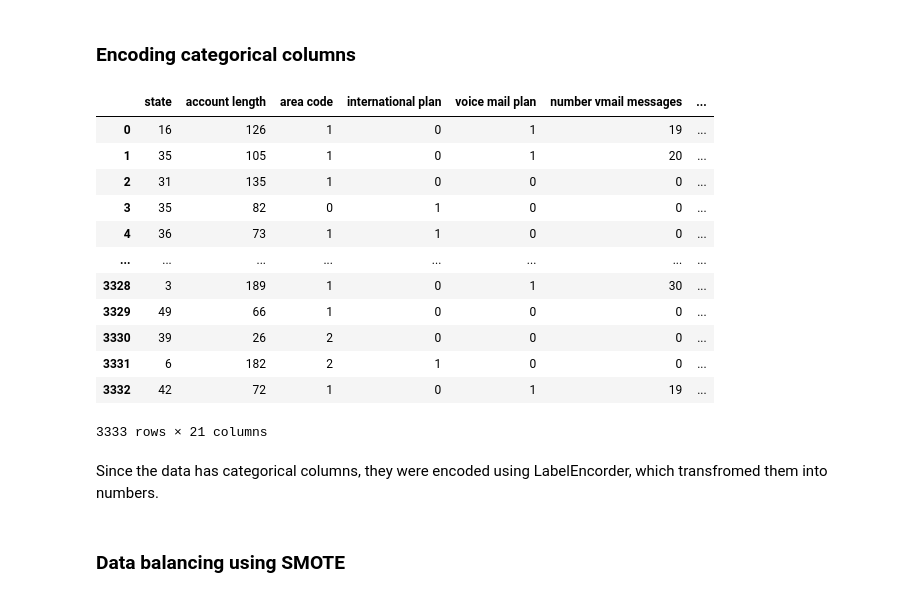
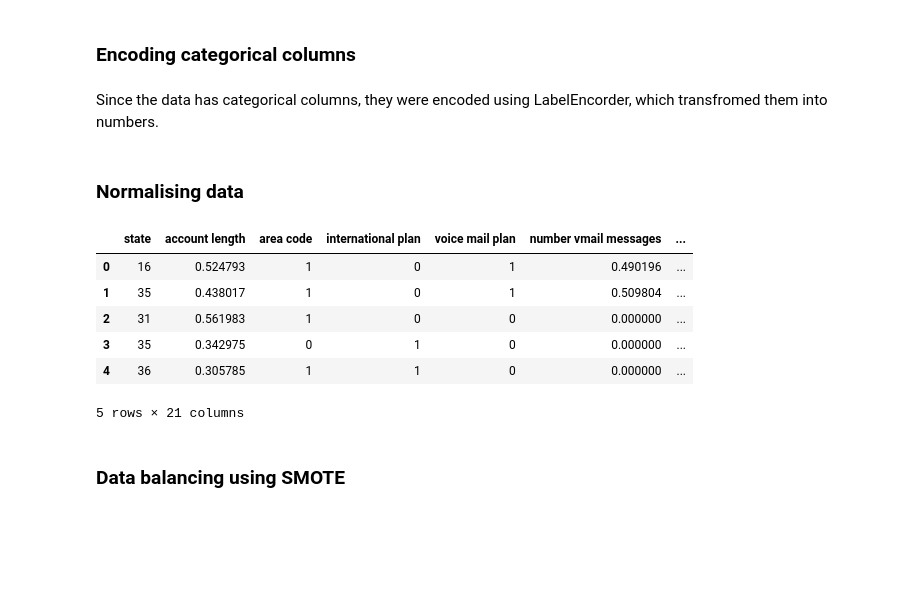
Before and after one commit to madivolil5/CHURN-COMMUNICATION, a Jupyter notebook: churn prediction.ipynb, the cells around one changed output. Cells and saved outputs as stored; diff of their text form; code cells hidden in the pictures; blank space fills up the shorter version.

```diff
--- a/churn prediction.ipynb
+++ b/churn prediction.ipynb
@@ -207,26 +210,50 @@ From the correlation matrix, it can be seen that there is weak positive correlat
 ## 5. DATA PREPROCESSING
 # %% [markdown]
 ### Encoding categorical columns
-# %%
-#encoding categorical columns
-data_enc = data.apply(LabelEncoder().fit_transform)
-data_enc
-# %% [output]
-|  | state | account length | area code | international plan | voice mail plan | number vmail messages | ... |
-| 0 | 16 | 126 | 1 | 0 | 1 | 19 | ... |
-| 1 | 35 | 105 | 1 | 0 | 1 | 20 | ... |
-| 2 | 31 | 135 | 1 | 0 | 0 | 0 | ... |
-| 3 | 35 | 82 | 0 | 1 | 0 | 0 | ... |
-| 4 | 36 | 73 | 1 | 1 | 0 | 0 | ... |
-| ... | ... | ... | ... | ... | ... | ... | ... |
-| 3328 | 3 | 189 | 1 | 0 | 1 | 30 | ... |
-| 3329 | 49 | 66 | 1 | 0 | 0 | 0 | ... |
-| 3330 | 39 | 26 | 2 | 0 | 0 | 0 | ... |
-| 3331 | 6 | 182 | 2 | 1 | 0 | 0 | ... |
-| 3332 | 42 | 72 | 1 | 0 | 1 | 19 | ... |
-3333 rows × 21 columns
+# %%
+# creating instance of labelencoder
+labelencoder = LabelEncoder()
+# Encoding categorical columns
+
+data['state'] = labelencoder.fit_transform(data['state'])
+data['area code'] = labelencoder.fit_transform(data['area code'])
+data['international plan'] = labelencoder.fit_transform(data['international plan'])
+data['voice mail plan'] = labelencoder.fit_transform(data['voice mail plan'])
+data['churn'] = labelencoder.fit_transform(data['churn'])
 # %% [markdown]
 Since the data has categorical columns, they were encoded using LabelEncorder, which transfromed them into numbers.
+# %% [markdown]
+### Normalising data
+# %%
+# creating instance of MinMaxScaler
+sc = MinMaxScaler()
+#normalising data
+data['account length'] = sc.fit_transform(data[['account length']])
+data['number vmail messages'] = sc.fit_transform(data[['number vmail messages']])
+data['total day minutes'] = sc.fit_transform(data[['total day minutes']])
+data['total day calls'] = sc.fit_transform(data[['total day calls']])
+data['total day charge'] = sc.fit_transform(data[['total day charge']])
+data['total eve minutes'] = sc.fit_transform(data[['total eve minutes']])
+data['total eve charge'] = sc.fit_transform(data[['total eve charge']])
+data['total eve calls'] = sc.fit_transform(data[['total eve calls']])
+data['total night minutes'] = sc.fit_transform(data[['total night minutes']])
+data['total night calls'] = sc.fit_transform(data[['total night calls']])
+data['total night charge'] = sc.fit_transform(data[['total night charge']])
+data['total intl minutes'] = sc.fit_transform(data[['total intl minutes']])
+data['total intl calls'] = sc.fit_transform(data[['total intl calls']])
+data['total intl charge'] = sc.fit_transform(data[['total intl charge']])
+data['customer service calls'] = sc.fit_transform(data[['customer service calls']])
+# %%
+#overview of dataframe after encoding and normalising
+data.head()
+# %% [output]
+|  | state | account length | area code | international plan | voice mail plan | number vmail messages | ... |
+| 0 | 16 | 0.524793 | 1 | 0 | 1 | 0.490196 | ... |
+| 1 | 35 | 0.438017 | 1 | 0 | 1 | 0.509804 | ... |
+| 2 | 31 | 0.561983 | 1 | 0 | 0 | 0.000000 | ... |
+| 3 | 35 | 0.342975 | 0 | 1 | 0 | 0.000000 | ... |
+| 4 | 36 | 0.305785 | 1 | 1 | 0 | 0.000000 | ... |
+5 rows × 21 columns
 # %% [markdown]
 ### Data balancing using SMOTE
 # %%
```
Also changed, not shown: parts of 6 cells of this notebook, 1 other file.
